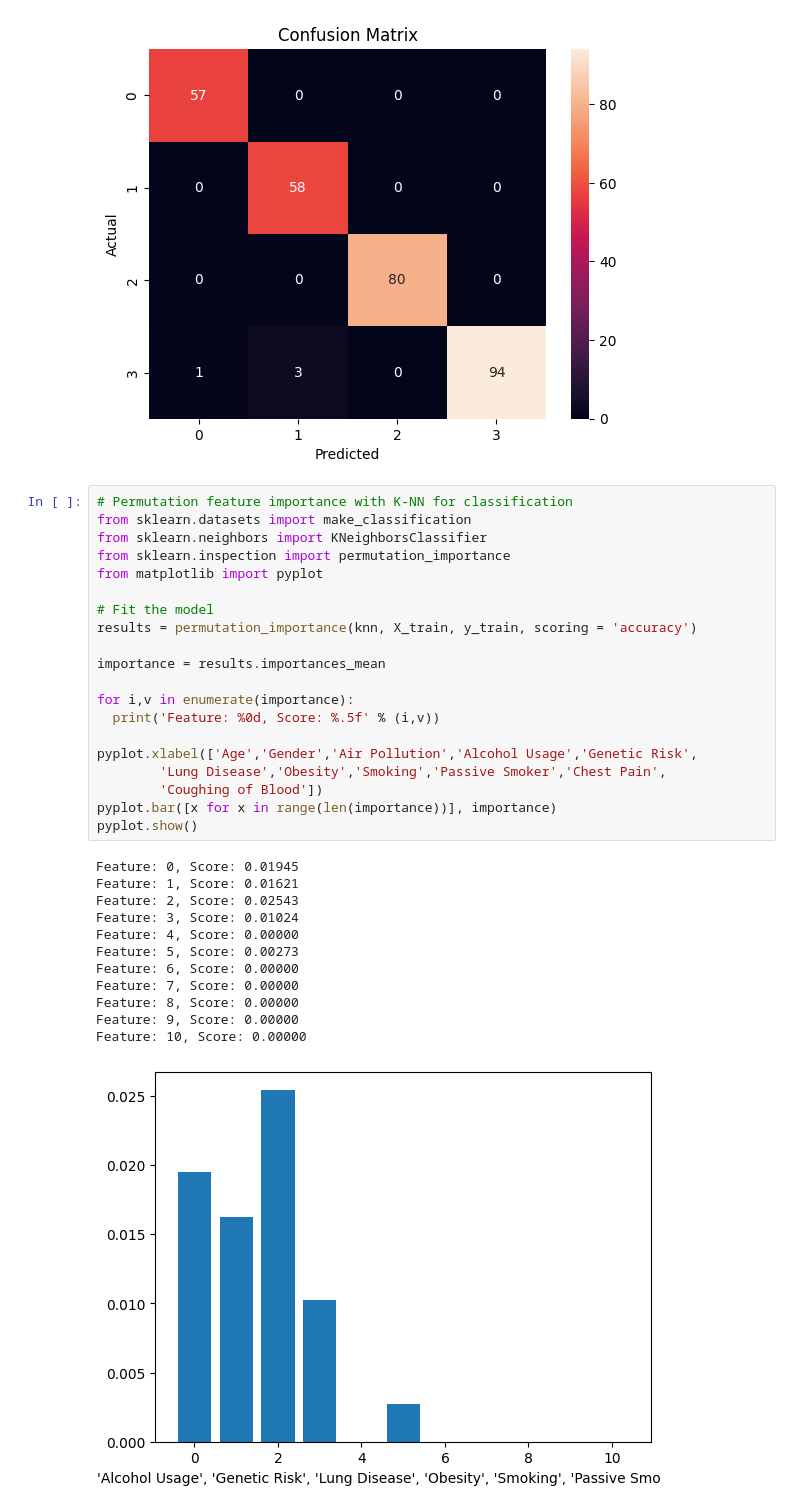
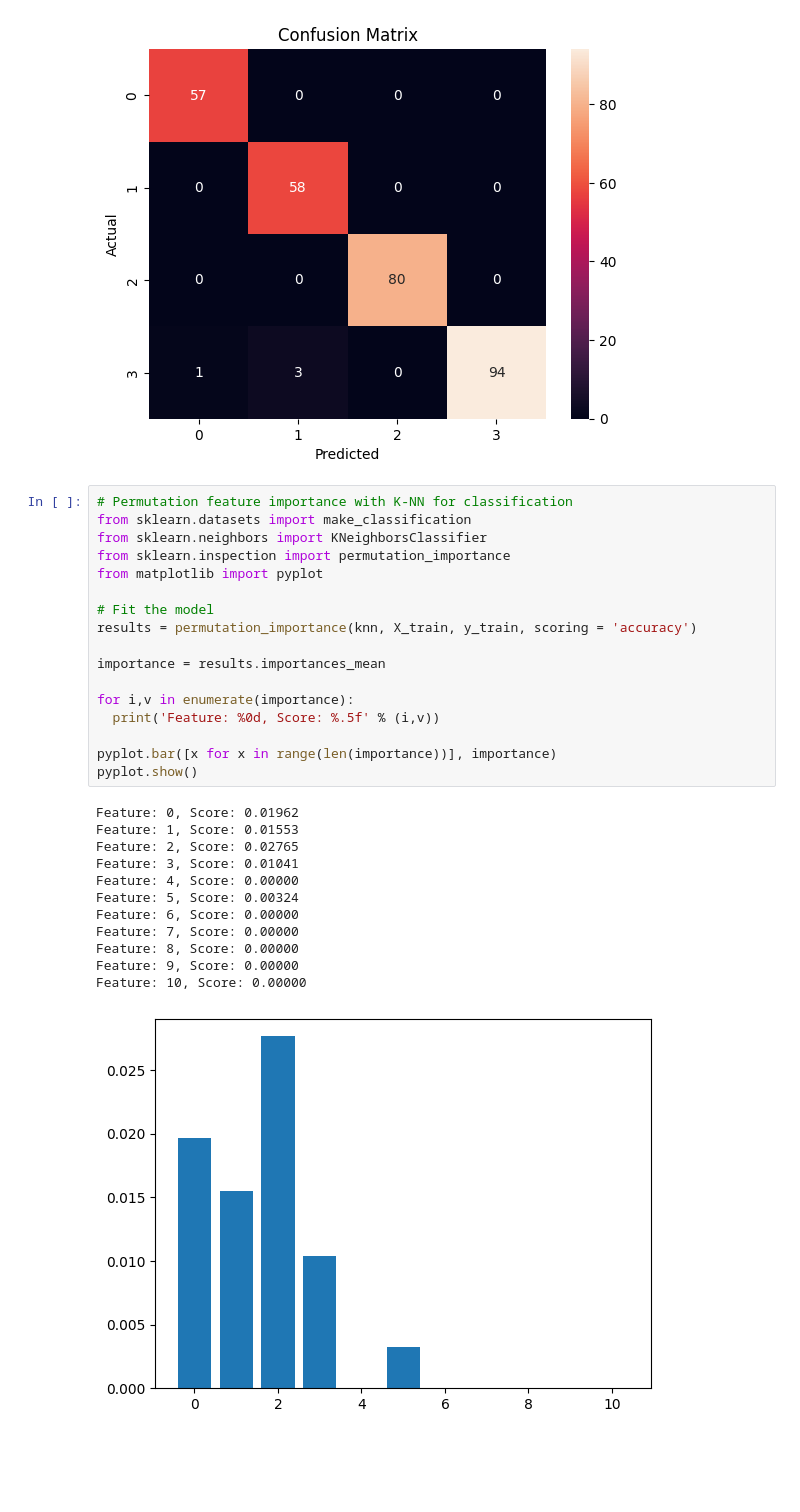
Before and after one commit to andysontran/health-factors-ml-pred, a Jupyter notebook: 2_CHL5230_F23.ipynb, the cells around one changed output. Saved outputs shown, nothing was run; the diff lists cells and outputs as text; blank space fills up the shorter version.

```diff
--- a/2_CHL5230_F23.ipynb
+++ b/2_CHL5230_F23.ipynb
@@ -234,33 +234,30 @@ weighted avg       0.99      0.99      0.99       293
 # %%
 # Permutation feature importance with K-NN for classification
 from sklearn.datasets import make_classification
 from sklearn.neighbors import KNeighborsClassifier
 from sklearn.inspection import permutation_importance
 from matplotlib import pyplot
 
 # Fit the model
 results = permutation_importance(knn, X_train, y_train, scoring = 'accuracy')
 
 importance = results.importances_mean
 
 for i,v in enumerate(importance):
   print('Feature: %0d, Score: %.5f' % (i,v))
 
-pyplot.xlabel(['Age','Gender','Air Pollution','Alcohol Usage','Genetic Risk',
-        'Lung Disease','Obesity','Smoking','Passive Smoker','Chest Pain',
-        'Coughing of Blood'])
 pyplot.bar([x for x in range(len(importance))], importance)
 pyplot.show()
 # %% [output]
-Feature: 0, Score: 0.01945
-Feature: 1, Score: 0.01621
-Feature: 2, Score: 0.02543
-Feature: 3, Score: 0.01024
+Feature: 0, Score: 0.01962
+Feature: 1, Score: 0.01553
+Feature: 2, Score: 0.02765
+Feature: 3, Score: 0.01041
 Feature: 4, Score: 0.00000
-Feature: 5, Score: 0.00273
+Feature: 5, Score: 0.00324
 Feature: 6, Score: 0.00000
 Feature: 7, Score: 0.00000
 Feature: 8, Score: 0.00000
 Feature: 9, Score: 0.00000
 Feature: 10, Score: 0.00000
-[figure, old version]
+[figure, new version]
```
